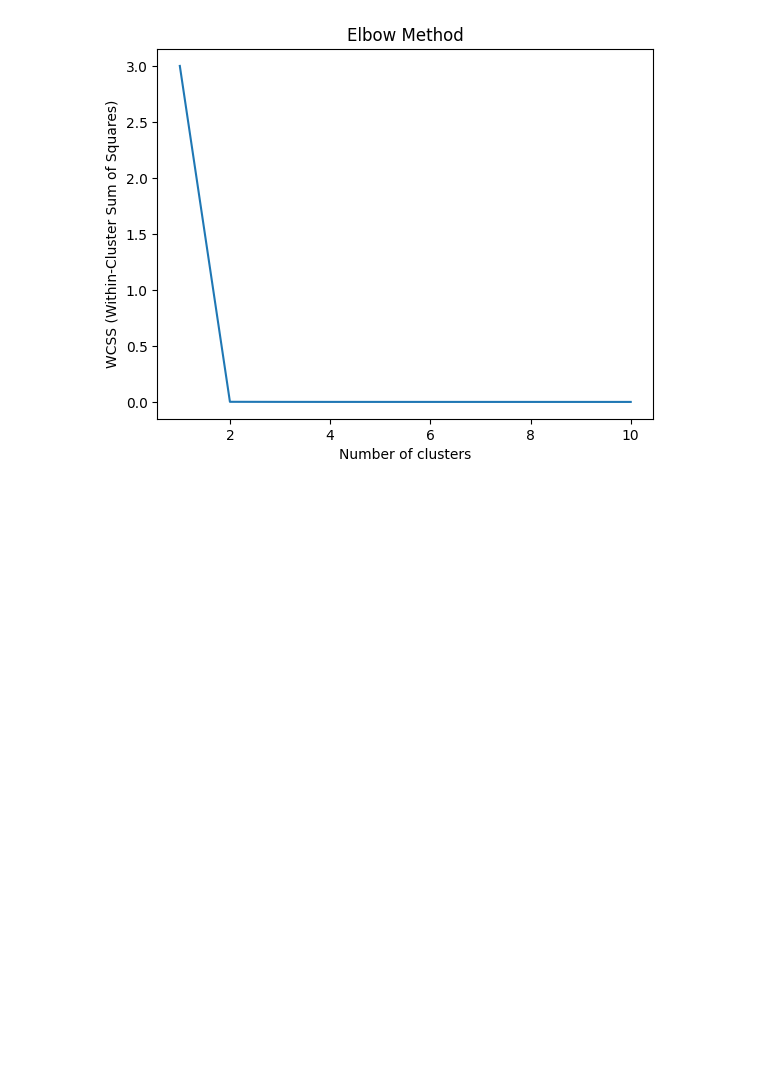
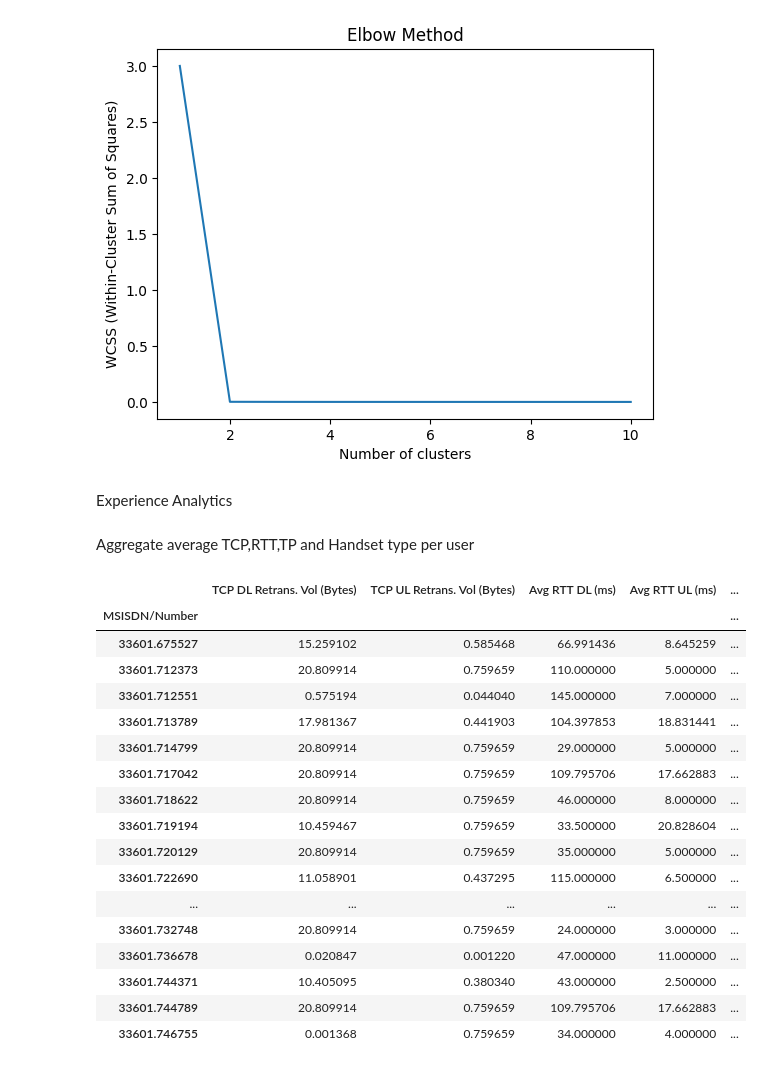
Before and after one commit to hanaDemma/TellCo-Telecom-Analysis-Week-2, a Jupyter notebook: notebooks/telecom_data_analysis.ipynb, the cells around one changed output. Cells and saved outputs as stored; diff of their text form; code cells hidden in the pictures; blank space fills up the shorter version.

Commit message:
Aggregate, per user

```diff
--- a/notebooks/telecom_data_analysis.ipynb
+++ b/notebooks/telecom_data_analysis.ipynb
@@ -711,3 +711,7 @@ plt.ylabel('WCSS (Within-Cluster Sum of Squares)')
 plt.show()
 # %% [output]
 [figure]
+# %% [markdown]
+Experience Analytics
+# %% [markdown]
+Aggregate average TCP,RTT,TP and Handset type per user
@@ -713,0 +720,22 @@ plt.show()
+# %%
+aggregated_average_experience_analysis,experience_clusters = aggregate_average_xdr_data(xdr_data)
+aggregated_average_experience_analysis.head(20)
+# %% [output]
+|  | TCP DL Retrans. Vol (Bytes) | TCP UL Retrans. Vol (Bytes) | Avg RTT DL (ms) | Avg RTT UL (ms) | ... |
+| MSISDN/Number |  |  |  |  | ... |
+| 33601.675527 | 15.259102 | 0.585468 | 66.991436 | 8.645259 | ... |
+| 33601.712373 | 20.809914 | 0.759659 | 110.000000 | 5.000000 | ... |
+| 33601.712551 | 0.575194 | 0.044040 | 145.000000 | 7.000000 | ... |
+| 33601.713789 | 17.981367 | 0.441903 | 104.397853 | 18.831441 | ... |
+| 33601.714799 | 20.809914 | 0.759659 | 29.000000 | 5.000000 | ... |
+| 33601.717042 | 20.809914 | 0.759659 | 109.795706 | 17.662883 | ... |
+| 33601.718622 | 20.809914 | 0.759659 | 46.000000 | 8.000000 | ... |
+| 33601.719194 | 10.459467 | 0.759659 | 33.500000 | 20.828604 | ... |
+| 33601.720129 | 20.809914 | 0.759659 | 35.000000 | 5.000000 | ... |
+| 33601.722690 | 11.058901 | 0.437295 | 115.000000 | 6.500000 | ... |
+| ... | ... | ... | ... | ... | ... |
+| 33601.732748 | 20.809914 | 0.759659 | 24.000000 | 3.000000 | ... |
+| 33601.736678 | 0.020847 | 0.001220 | 47.000000 | 11.000000 | ... |
+| 33601.744371 | 10.405095 | 0.380340 | 43.000000 | 2.500000 | ... |
+| 33601.744789 | 20.809914 | 0.759659 | 109.795706 | 17.662883 | ... |
+| 33601.746755 | 0.001368 | 0.759659 | 34.000000 | 4.000000 | ... |
```
Also changed, not shown: parts of 2 cells of this notebook, 1 other file.
